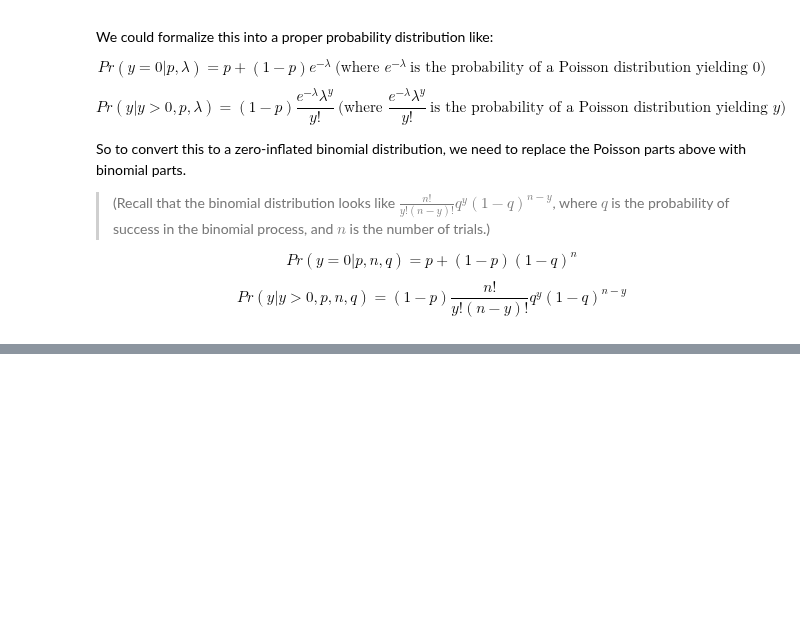
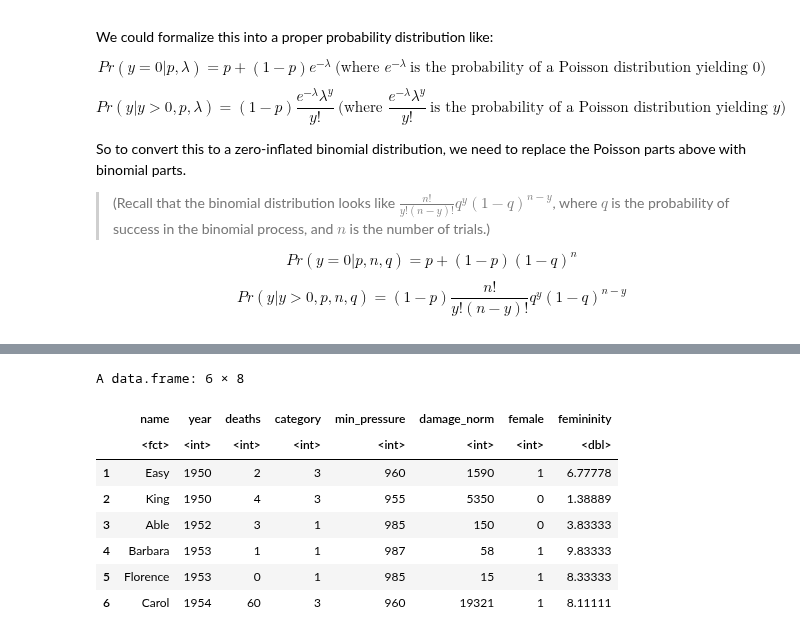
Before and after one commit to nicklausmillican/StatisticalRethinkingIISolutions, a Jupyter notebook: StatisticalRethinkingSolutions2_Ch12.ipynb, the cells around one changed output, grey strips where cells are left out. Cells and saved outputs as stored; diff of their text form; code cells hidden in the pictures; blank space fills up the shorter version.

```diff
--- a/StatisticalRethinkingSolutions2_Ch12.ipynb
+++ b/StatisticalRethinkingSolutions2_Ch12.ipynb
@@ -450,0 +468,16 @@ $$Pr(y|y>0, p, n, q) = (1-p) \frac{n!}{y!(n-y)!} q^y (1-q)^{n-y}$$
+# %%
+data(Hurricanes)
+?Hurricanes
+
+d <- Hurricanes
+head(d)
+# %% [output]
+A data.frame: 6 × 8
+|  | name | year | deaths | category | min_pressure | damage_norm | female | femininity |
+|  | <fct> | <int> | <int> | <int> | <int> | <int> | <int> | <dbl> |
+| 1 | Easy | 1950 | 2 | 3 | 960 | 1590 | 1 | 6.77778 |
+| 2 | King | 1950 | 4 | 3 | 955 | 5350 | 0 | 1.38889 |
+| 3 | Able | 1952 | 3 | 1 | 985 | 150 | 0 | 3.83333 |
+| 4 | Barbara | 1953 | 1 | 1 | 987 | 58 | 1 | 9.83333 |
+| 5 | Florence | 1953 | 0 | 1 | 985 | 15 | 1 | 8.33333 |
+| 6 | Carol | 1954 | 60 | 3 | 960 | 19321 | 1 | 8.11111 |
```
Also changed, not shown: parts of 17 cells of this notebook.
